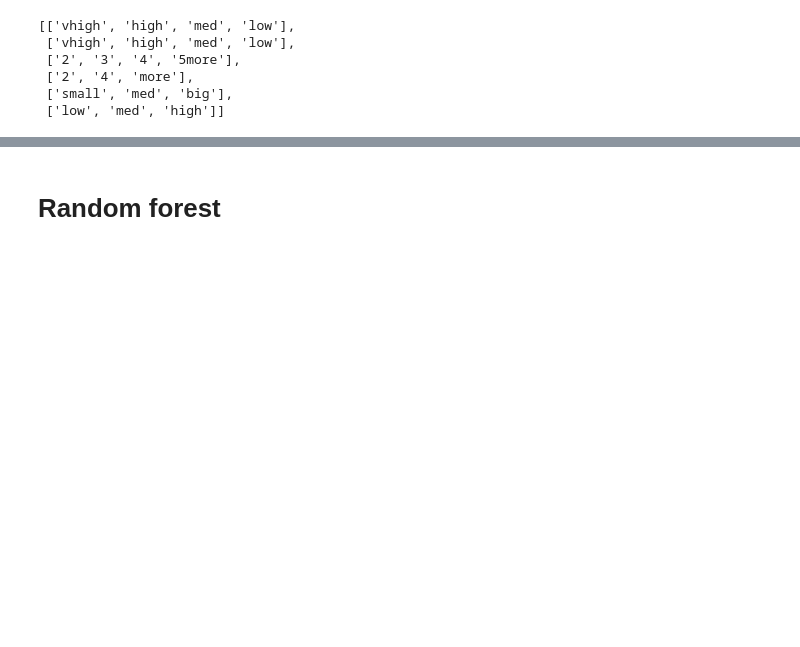
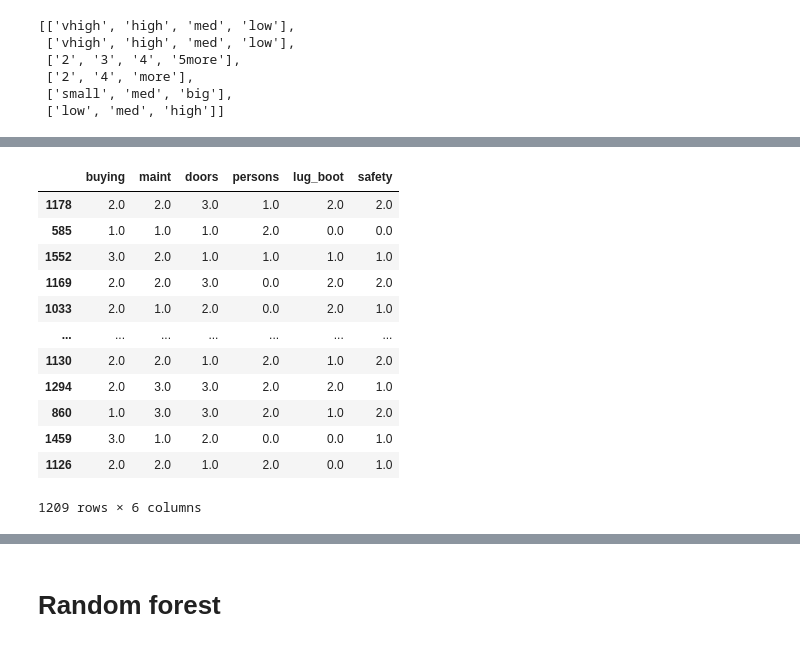
Before and after one commit to alejo-cuello/first-steps-data-science, a Jupyter notebook: 02-second-exercise.ipynb, the cells around one changed output, grey strips where cells are left out. Cells and saved outputs as stored; diff of their text form; code cells hidden in the pictures; blank space fills up the shorter version.

```diff
--- a/02-second-exercise.ipynb
+++ b/02-second-exercise.ipynb
@@ -122,4 +122,4 @@ values_for_each_variable
  ['small', 'med', 'big'],
  ['low', 'med', 'high']]
 # %%
-ordinal_encoder = OrdinalEncoder(categories= categorical_variables_ordered_values)
+ordinal_encoder = OrdinalEncoder(categories= values_for_each_variable)
@@ -141,0 +160,16 @@ ModuleNotFoundError: No module named 'category_encoders'
+# %%
+X_train
+# %% [output]
+|  | buying | maint | doors | persons | lug_boot | safety |
+| 1178 | 2.0 | 2.0 | 3.0 | 1.0 | 2.0 | 2.0 |
+| 585 | 1.0 | 1.0 | 1.0 | 2.0 | 0.0 | 0.0 |
+| 1552 | 3.0 | 2.0 | 1.0 | 1.0 | 1.0 | 1.0 |
+| 1169 | 2.0 | 2.0 | 3.0 | 0.0 | 2.0 | 2.0 |
+| 1033 | 2.0 | 1.0 | 2.0 | 0.0 | 2.0 | 1.0 |
+| ... | ... | ... | ... | ... | ... | ... |
+| 1130 | 2.0 | 2.0 | 1.0 | 2.0 | 1.0 | 2.0 |
+| 1294 | 2.0 | 3.0 | 3.0 | 2.0 | 2.0 | 1.0 |
+| 860 | 1.0 | 3.0 | 3.0 | 2.0 | 1.0 | 2.0 |
+| 1459 | 3.0 | 1.0 | 2.0 | 0.0 | 0.0 | 1.0 |
+| 1126 | 2.0 | 2.0 | 1.0 | 2.0 | 0.0 | 1.0 |
+1209 rows × 6 columns
```
Also changed, not shown: parts of 20 cells of this notebook.
